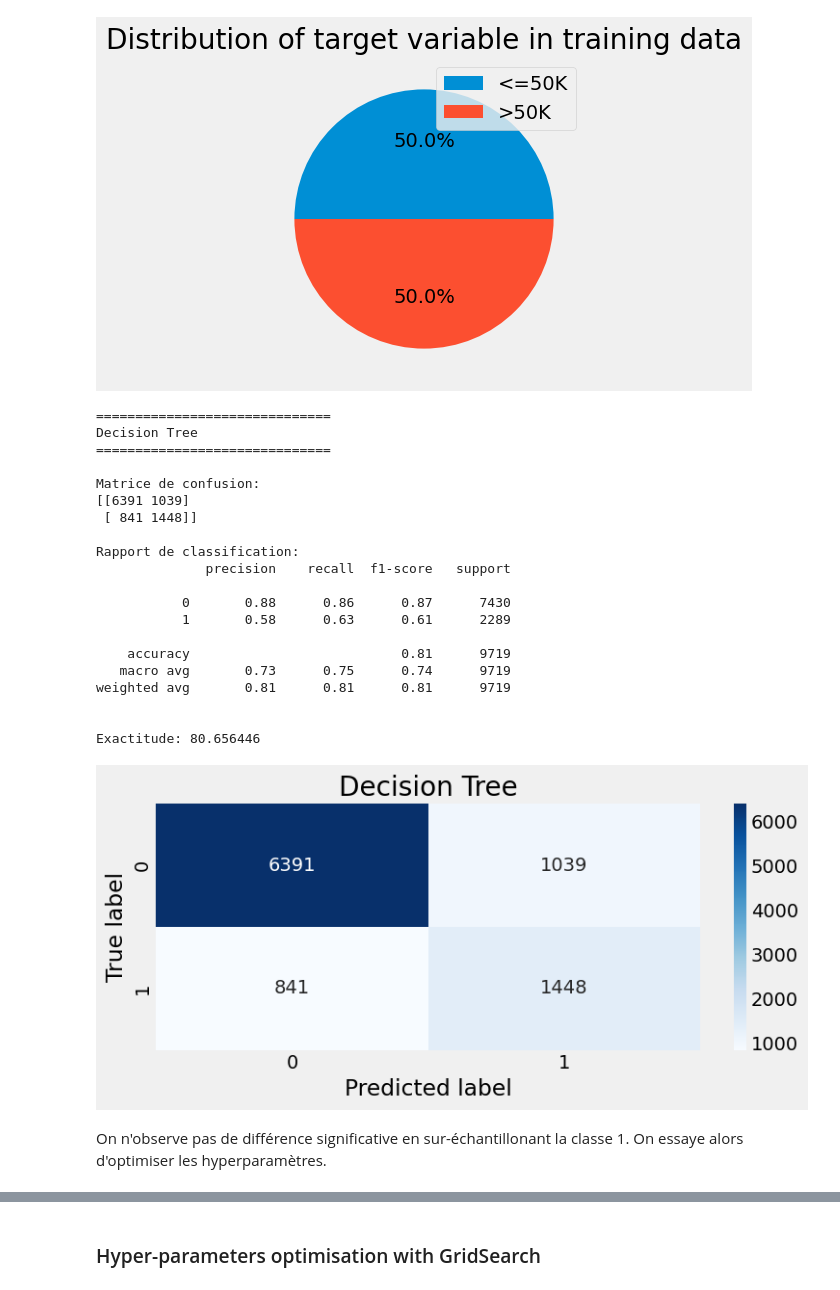
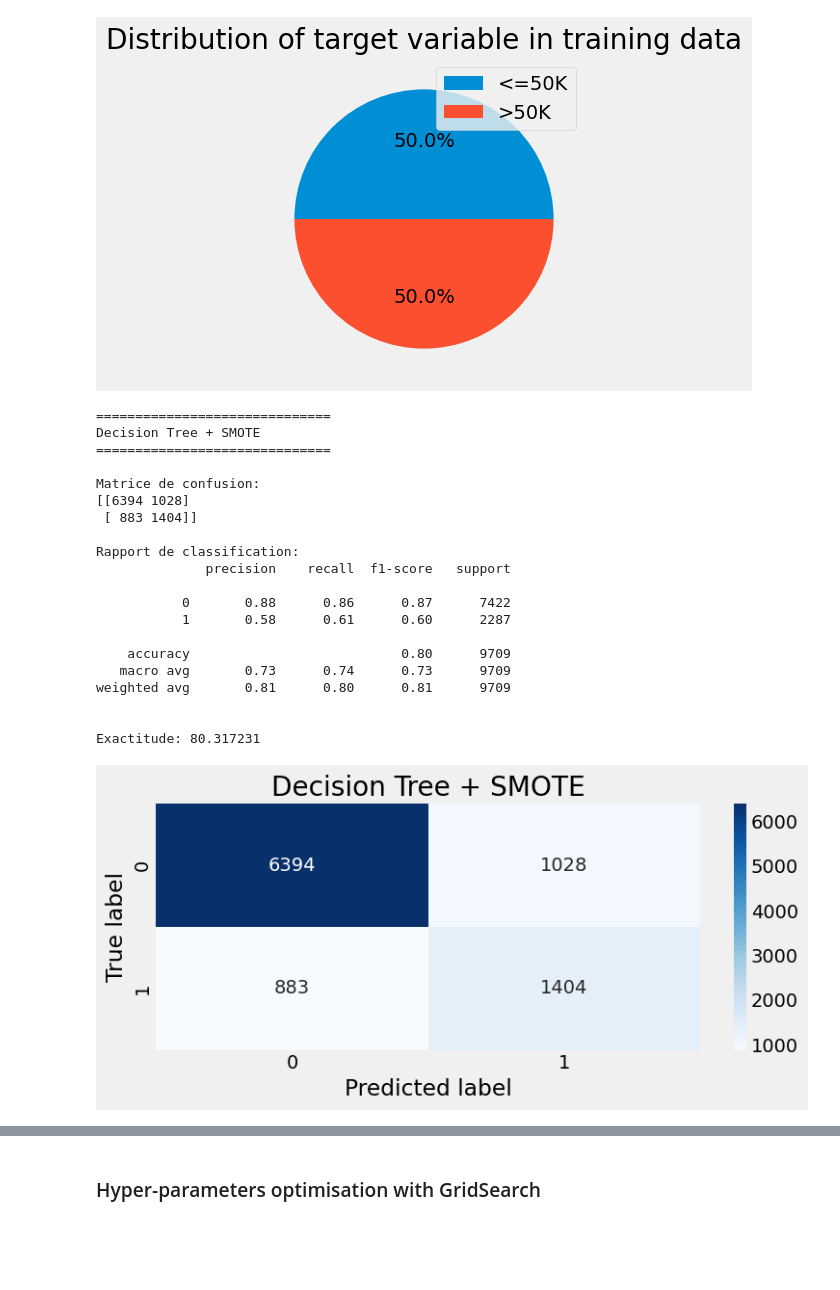
Before and after one commit to jrafei/income-prediction, a Jupyter notebook: notebooks/models_random_forests.ipynb, the cells around one changed output, grey strips where cells are left out. Cells and saved outputs as stored; diff of their text form; code cells hidden in the pictures; blank space fills up the shorter version.

Commit message:
Decision tree done

```diff
--- a/notebooks/models_random_forests.ipynb
+++ b/notebooks/models_random_forests.ipynb
@@ -412 +253,5 @@ for feature in cat_features:
+# %%
+# One Hot Encoding
+
+X_train_encoded, X_test_encoded = encode_cat_features_onehot(X_train_std, X_test_std, cat_features)
 # %%
@@ -473,10 +281,11 @@ X_train_OHEncoder.shape, y_train.shape, X_test_OHEncoder.shape, y_test.shape
 # %%
 # Decision Tree
 
-decision_tree = DecisionTreeClassifier(random_state=42)
-decision_tree.fit(X_train_OHEncoder, y_train)
+decision_tree = DecisionTreeClassifier(criterion = 'gini', random_state=42)
+decision_tree.fit(X_train_encoded, y_train)
 
-y_pred = decision_tree.predict(X_test_OHEncoder)
+y_pred = decision_tree.predict(X_test_encoded)
+
 plot_confusion_matrix_sns(y_test, y_pred, "Decision Tree")
 # %% [output]
 ==============================
@@ -502,0 +321,6 @@ Exactitude: 82.117502
+# %%
+plt.rcParams["figure.figsize"] = (8,3)
+plt.plot(N, train_score.mean(axis=1), label='train score')
+plt.plot(N, val_score.mean(axis=1), label='validation score')
+plt.legend()
+plt.show()
@@ -507,7 +333,7 @@ Exactitude: 82.117502
 smt = SMOTE(random_state=7)
 
 # Do the process
-X_train_OHEncoder_up, y_train_up = smt.fit_resample(X_train_OHEncoder, y_train)
+X_train_encoded_up, y_train_up = smt.fit_resample(X_train_encoded, y_train)
 # %% [output]
   File "c:\Python312\Lib\site-packages\joblib\externals\loky\backend\context.py", line 257, in _count_physical_cores
     cpu_info = subprocess.run(
@@ -536,32 +362,30 @@ plt.show()
 # %%
 # Decision Tree
 
 decision_tree = DecisionTreeClassifier(random_state=42)
-decision_tree.fit(X_train_OHEncoder_up, y_train_up)
+decision_tree.fit(X_train_encoded_up, y_train_up)
 
-y_pred = decision_tree.predict(X_test_OHEncoder)
+y_pred = decision_tree.predict(X_test_encoded)
 plot_confusion_matrix_sns(y_test, y_pred, "Decision Tree + SMOTE")
 # %% [output]
 ==============================
-Decision Tree
+Decision Tree + SMOTE
 ==============================
 
 Matrice de confusion:
-[[6391 1039]
- [ 841 1448]]
+[[6394 1028]
+ [ 883 1404]]
 
 Rapport de classification:
               precision    recall  f1-score   support
 
-           0       0.88      0.86      0.87      7430
-           1       0.58      0.63      0.61      2289
+           0       0.88      0.86      0.87      7422
+           1       0.58      0.61      0.60      2287
 
-    accuracy                           0.81      9719
-   macro avg       0.73      0.75      0.74      9719
-weighted avg       0.81      0.81      0.81      9719
+    accuracy                           0.80      9709
+   macro avg       0.73      0.74      0.73      9709
+weighted avg       0.81      0.80      0.81      9709
 
 
-Exactitude: 80.656446
+Exactitude: 80.317231
-[figure, old version]
+[figure, new version]
-# %% [markdown]
-On n'observe pas de différence significative en sur-échantillonant la classe 1. On essaye alors d'optimiser les hyperparamètres.
```
Also changed, not shown: parts of 65 cells of this notebook, 6 other files.
